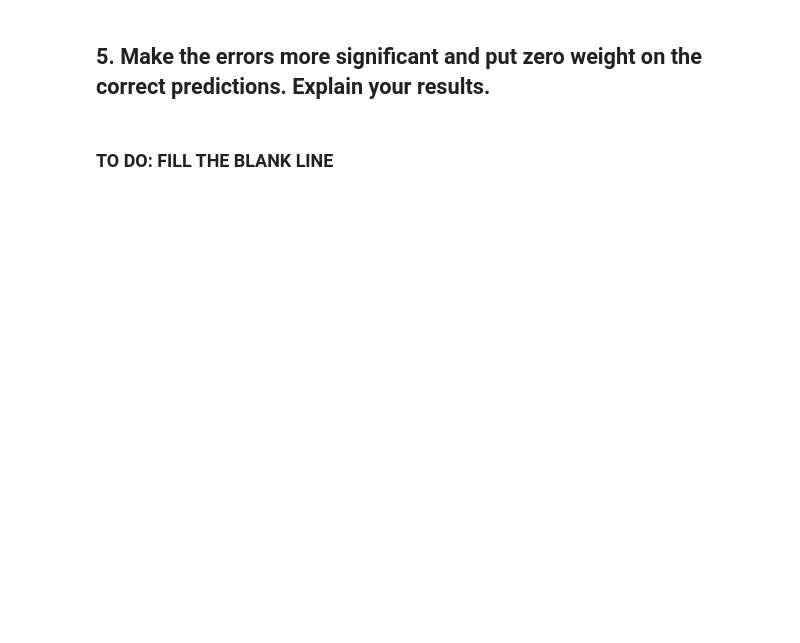
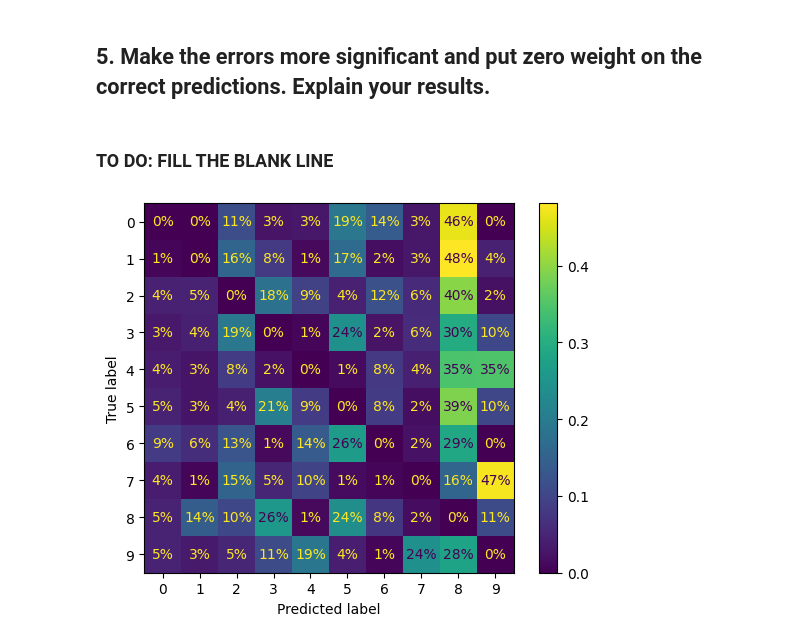
Before and after one commit to mr-nudo/intelligent-tools, a Jupyter notebook: Confusion_Matrix.ipynb, the cells around one changed output. Saved outputs shown, nothing was run; the diff lists cells and outputs as text; code cells hidden in the pictures; blank space fills up the shorter version.

```diff
--- a/Confusion_Matrix.ipynb
+++ b/Confusion_Matrix.ipynb
@@ -83,7 +91,9 @@ plt.show()
 # %%
 sample_weight = (y_train_pred != y_train)
 plt.rc('font', size=10)
 ConfusionMatrixDisplay.from_predictions(y_train, y_train_pred,
-                                        #------ fill here,
+                                        sample_weight=sample_weight,
                                         normalize="true", values_format=".0%")
 plt.show()
+# %% [output]
+[figure, added]
```
Also changed, not shown: parts of 3 cells of this notebook.
